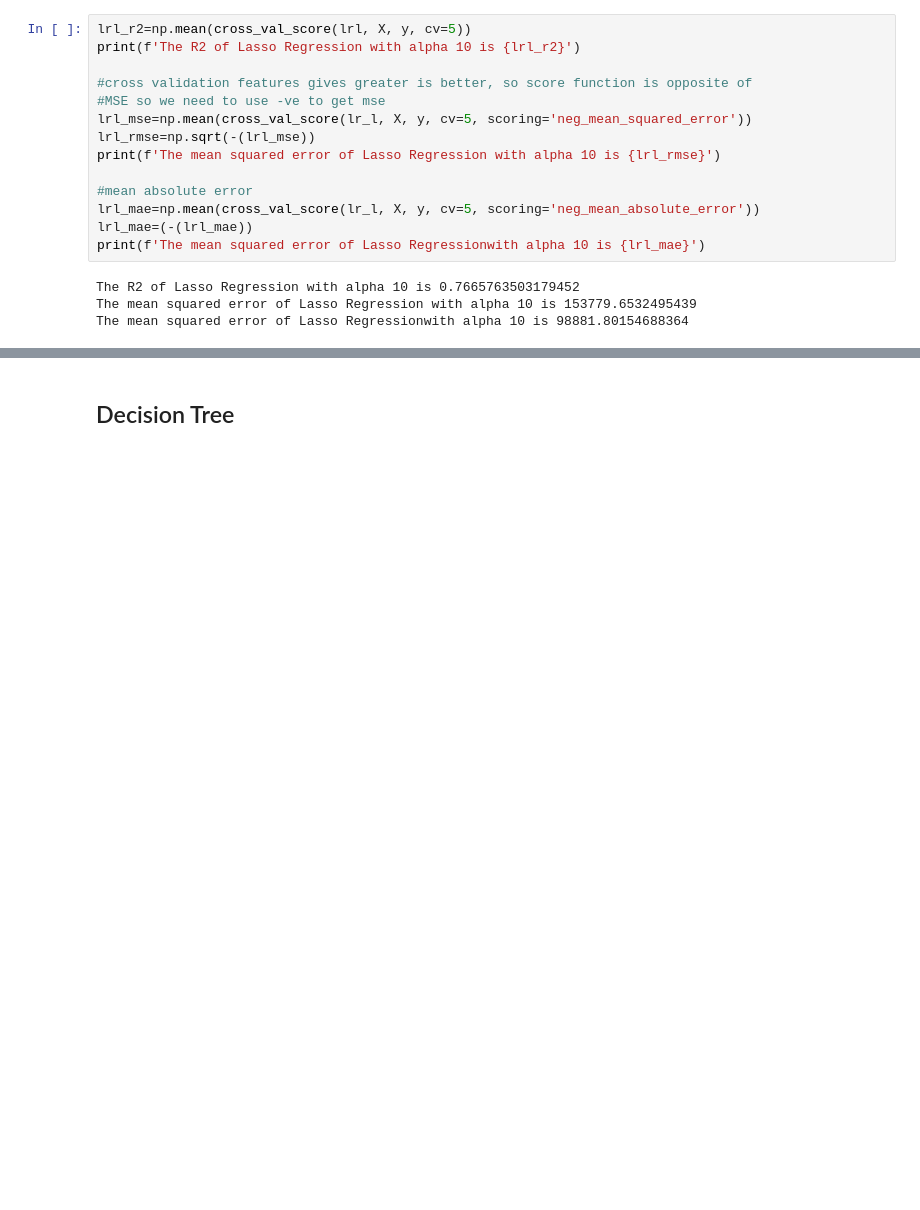
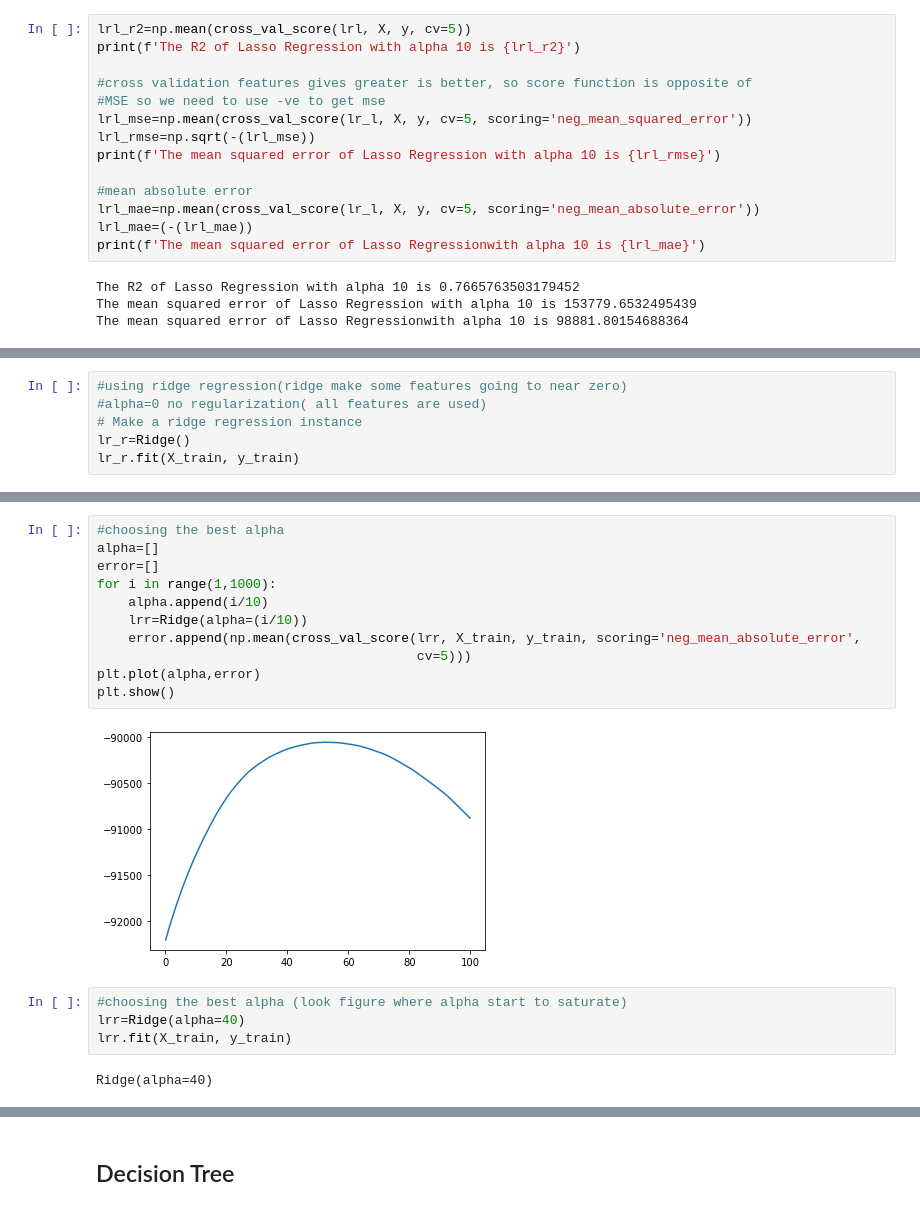
Before and after one commit to pandeysudip/housing-price, a Jupyter notebook: model_building.ipynb, the cells around one changed output, grey strips where cells are left out. Cells and saved outputs as stored; diff of their text form; blank space fills up the shorter version.

```diff
--- a/model_building.ipynb
+++ b/model_building.ipynb
@@ -251,0 +261,6 @@ The mean squared error of Lasso Regressionwith alpha 10 is 98881.80154688364
+# %%
+#using ridge regression(ridge make some features going to near zero)
+#alpha=0 no regularization( all features are used)
+# Make a ridge regression instance
+lr_r=Ridge()
+lr_r.fit(X_train, y_train)
@@ -251,0 +300,19 @@ The mean squared error of Lasso Regressionwith alpha 10 is 98881.80154688364
+# %%
+#choosing the best alpha
+alpha=[]
+error=[]
+for i in range(1,1000):
+    alpha.append(i/10)
+    lrr=Ridge(alpha=(i/10))
+    error.append(np.mean(cross_val_score(lrr, X_train, y_train, scoring='neg_mean_absolute_error',
+                                         cv=5)))
+plt.plot(alpha,error)
+plt.show()
+# %% [output]
+[figure, added]
+# %%
+#choosing the best alpha (look figure where alpha start to saturate)
+lrr=Ridge(alpha=40)
+lrr.fit(X_train, y_train)
+# %% [output]
+Ridge(alpha=40)
```
Also changed, not shown: parts of 21 cells of this notebook, 2 other files.
